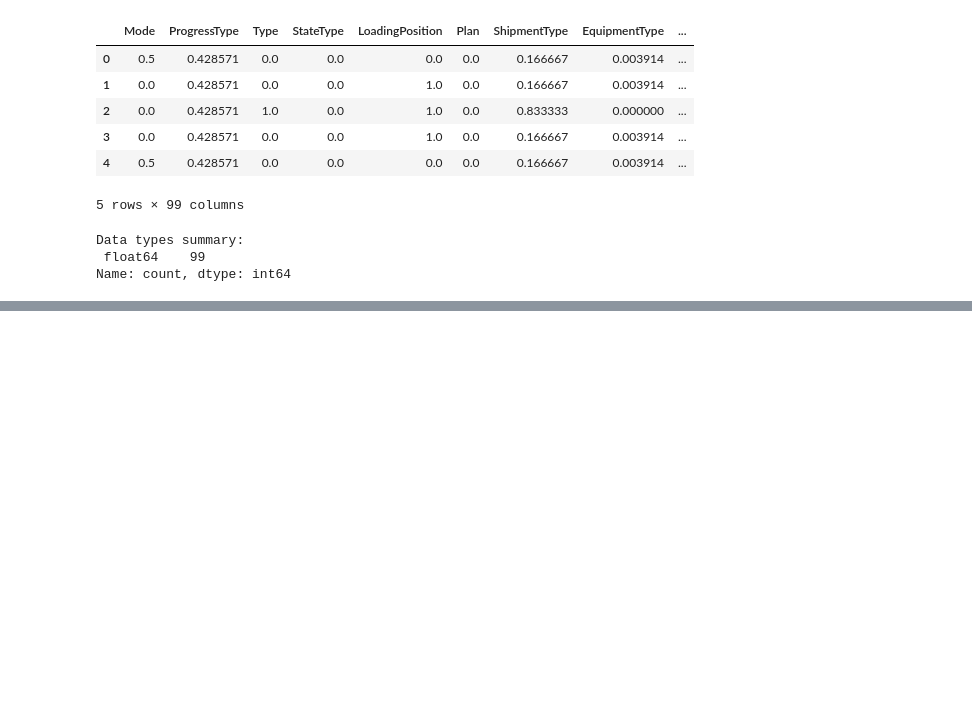
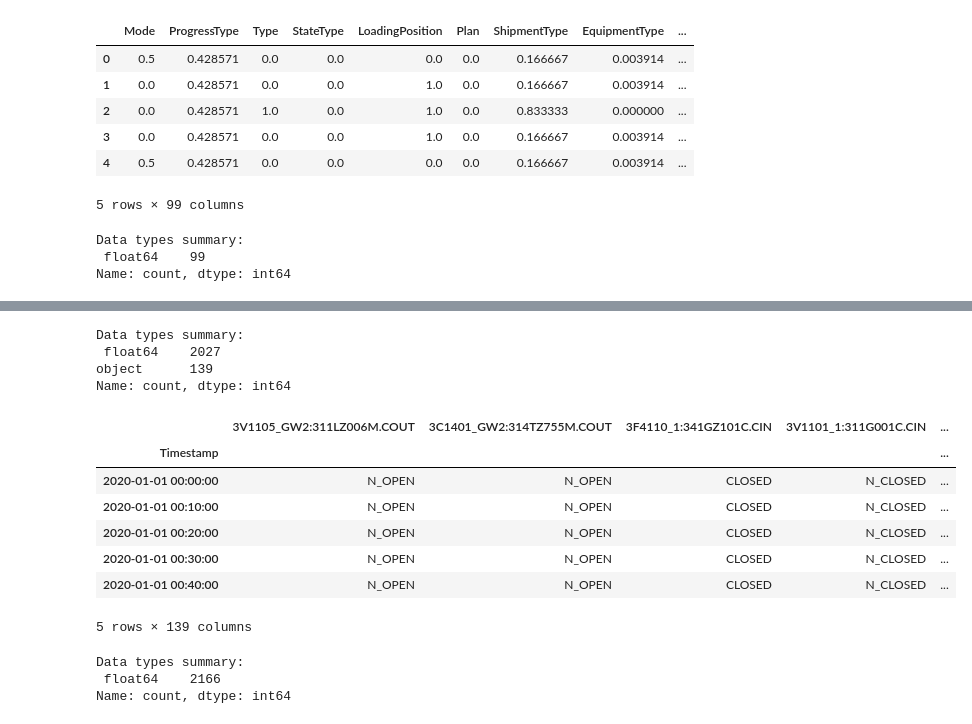
Before and after one commit to Rain-Elutions/Data-Processing-Automation, a Jupyter notebook: test.ipynb, the cells around one changed output, grey strips where cells are left out. Saved outputs shown, nothing was run; the diff lists cells and outputs as text; code cells hidden in the pictures; blank space fills up the shorter version.

```diff
--- a/test.ipynb
+++ b/test.ipynb
@@ -311,0 +366,28 @@ Name: count, dtype: int64
+# %%
+data_exploration = DataExploration()
+data_exploration.summarize_data_type(df)
+# %% [output]
+Data types summary:
+ float64    2027
+object      139
+Name: count, dtype: int64
+# %%
+# show first Object data column
+df.select_dtypes(include=['object']).head()
+# %% [output]
+|  | 3V1105_GW2:311LZ006M.COUT | 3C1401_GW2:314TZ755M.COUT | 3F4110_1:341GZ101C.CIN | 3V1101_1:311G001C.CIN | ... |
+| Timestamp |  |  |  |  | ... |
+| 2020-01-01 00:00:00 | N_OPEN | N_OPEN | CLOSED | N_CLOSED | ... |
+| 2020-01-01 00:10:00 | N_OPEN | N_OPEN | CLOSED | N_CLOSED | ... |
+| 2020-01-01 00:20:00 | N_OPEN | N_OPEN | CLOSED | N_CLOSED | ... |
+| 2020-01-01 00:30:00 | N_OPEN | N_OPEN | CLOSED | N_CLOSED | ... |
+| 2020-01-01 00:40:00 | N_OPEN | N_OPEN | CLOSED | N_CLOSED | ... |
+5 rows × 139 columns
+# %%
+dp = DataPreprocessing(df, '3GT1401_3:314FT010.PNT')
+df = dp.feature_encoding(df)
+data_exploration.summarize_data_type(df)
+# %% [output]
+Data types summary:
+ float64    2166
+Name: count, dtype: int64
```
Also changed, not shown: parts of 24 cells of this notebook, 5 other files.
